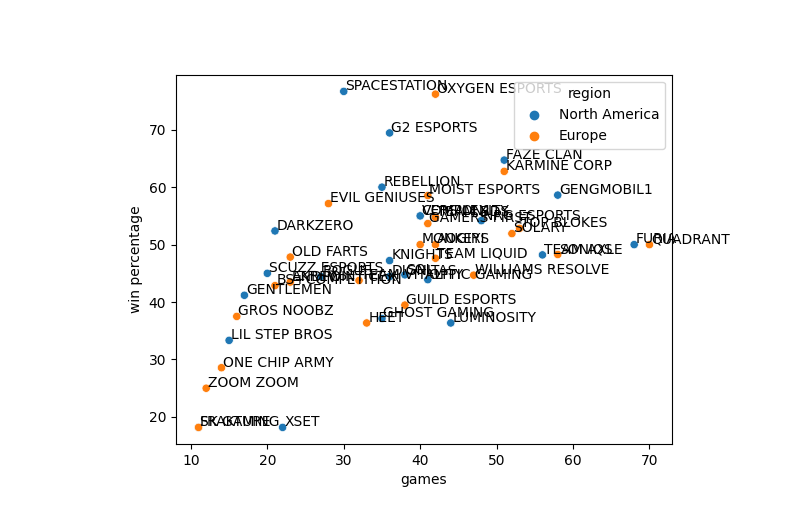
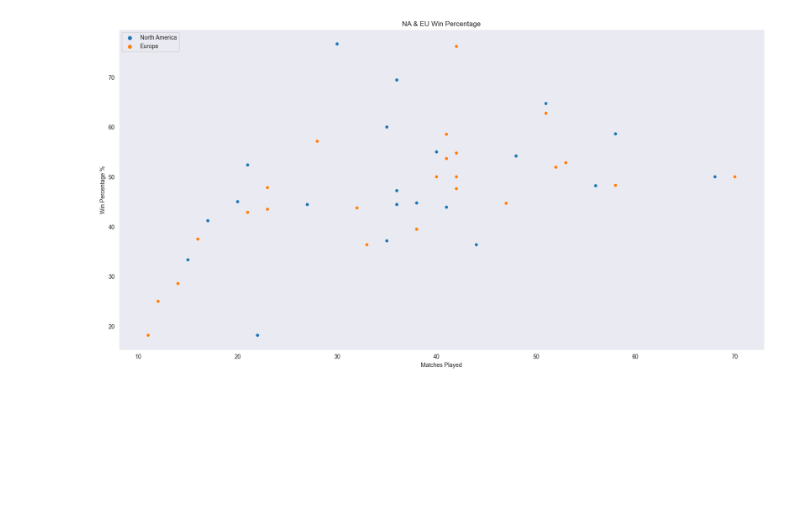
Before and after one commit to dewy413/DataVizFinal, a Jupyter notebook: main.ipynb, the cells around one changed output. Cells and saved outputs as stored; diff of their text form; code cells hidden in the pictures; blank space fills up the shorter version.

Commit message:
Updated Project

```diff
--- a/main.ipynb
+++ b/main.ipynb
@@ -27,15 +7,25 @@ print(totaldf)
-# %%
-sb.scatterplot(totaldf, x='games', y='win percentage', hue='region')
-
-teamName = totaldf['team name']
-allGames = totaldf['games']
-allPercents = totaldf['win percentage']
-
-
-
-for i, team in enumerate(teamName):
-    plt.text(allGames[i] + 0.2, allPercents[i] + 0.2, team)
-
-plt.show()
-# %% [output]
-[figure, removed]
+# %%
+#Skip
+#Data Entry
+NAdf = pd.read_csv("data/DataViz Project - NATeams.csv")
+EUdf = pd.read_csv("data/DataViz Project - EUTeams.csv")
+NAEUdf = pd.read_csv("data/DataViz Project - NAEUTeams.csv")
+# %%
+#Skip
+#Styling
+sns.set_style('dark')
+sns.set_palette(['tab:blue', 'tab:orange'])
+# %%
+#Overall Plot Creation
+plt.figure(figsize=(20,10))
+NAEUplot = sns.scatterplot(NAEUdf, x = 'games', y = 'win percentage', hue="region")
+NAEUplot.set_title("NA & EU Win Percentage")
+NAEUplot.set_ylabel("Win Percentage %")
+NAEUplot.set_xlabel("Matches Played")
+NAEUplot.legend(loc='upper left')
+
+
+
+plt.show()
+# %% [output]
+[figure, added]
```
Also changed, not shown: parts of 6 cells of this notebook, 4 other files.
